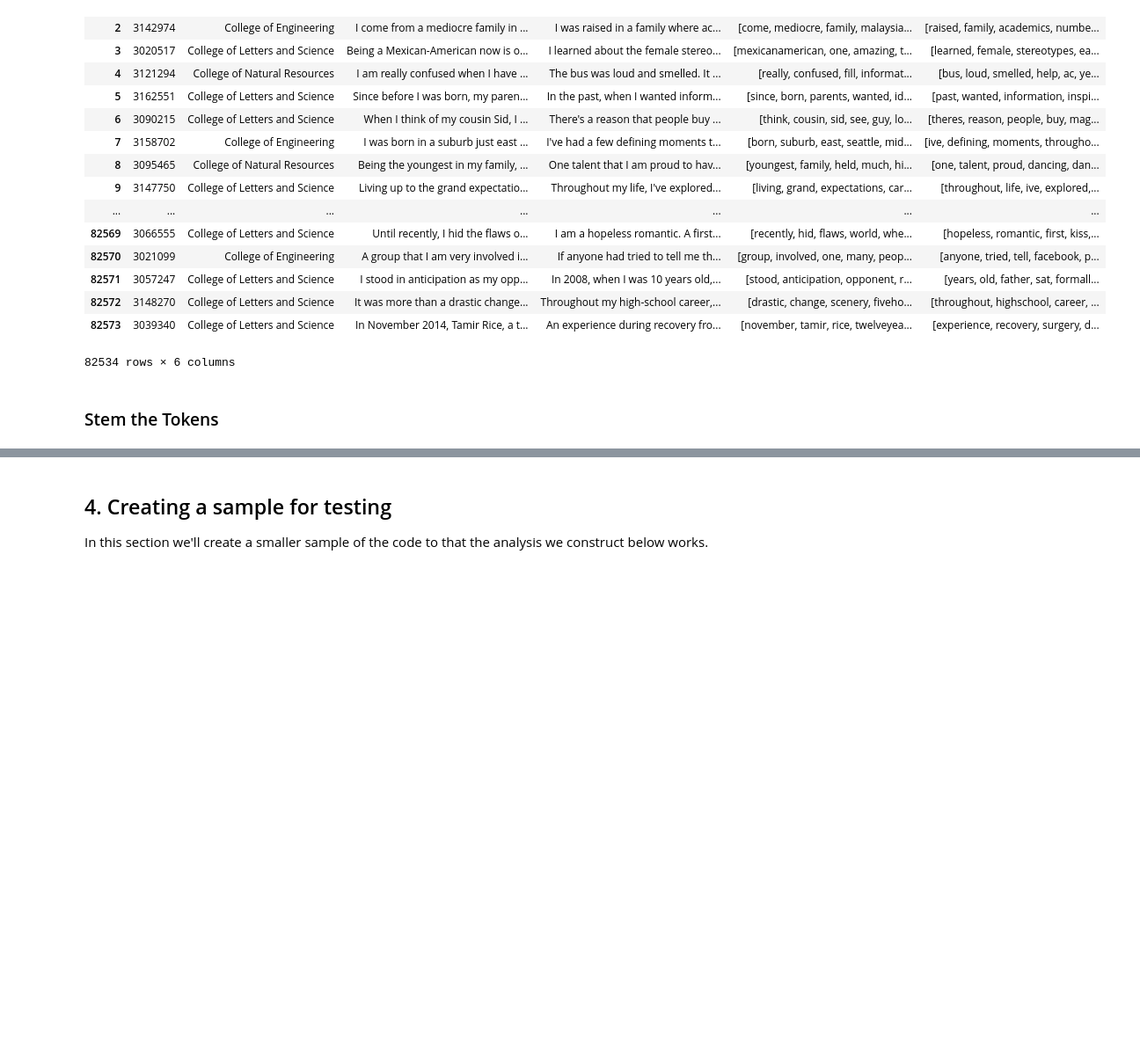
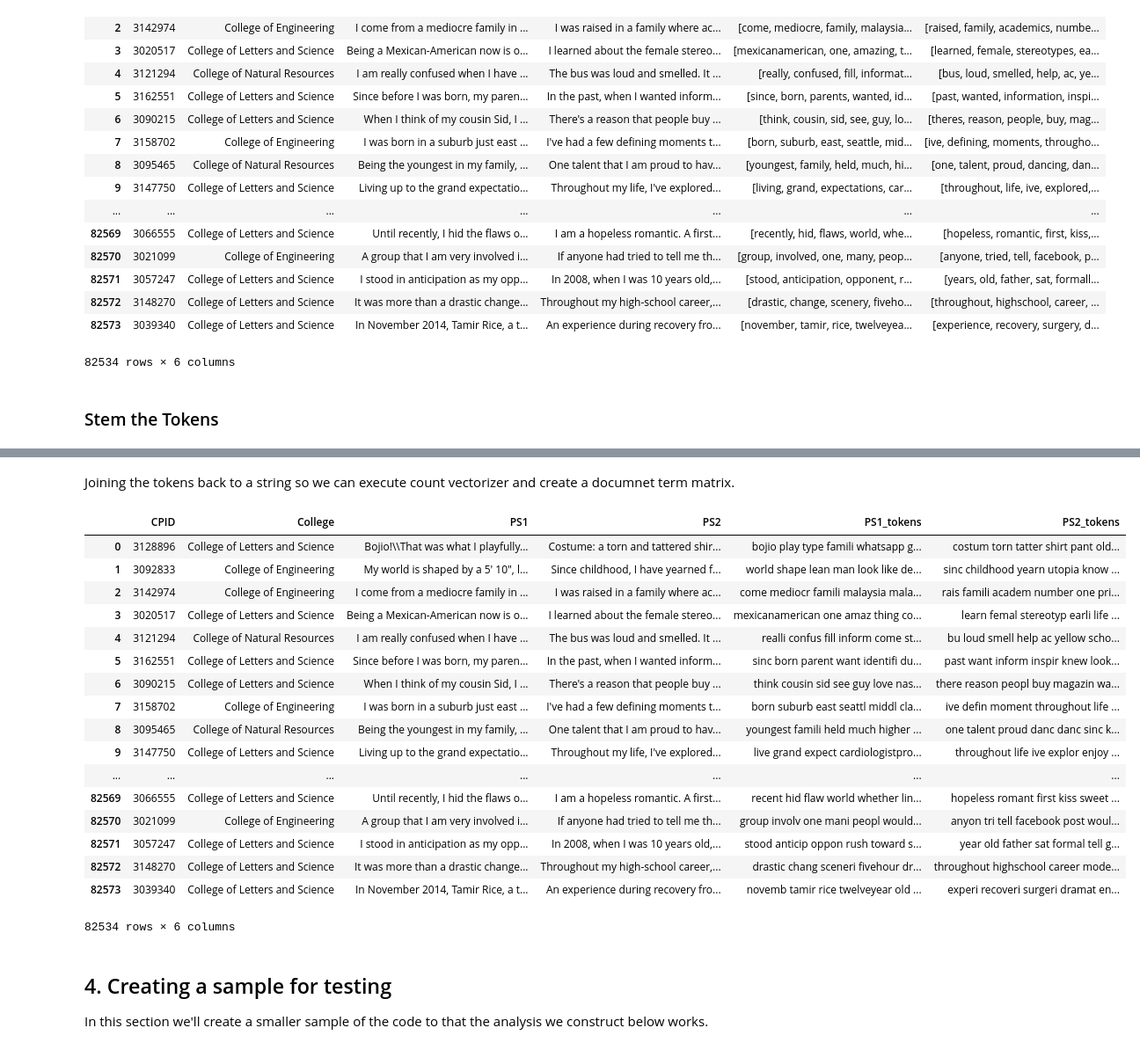
Before and after one commit to BeniamG/Admissions_Essays, a Jupyter notebook: Admissions_Essays_Full_Test_Topic_Modeling.ipynb, the cells around one changed output, grey strips where cells are left out. Shown at 88% size. Saved outputs shown, nothing was run; the diff lists cells and outputs as text; code cells hidden in the pictures; blank space fills up the shorter version.

Commit message:
fixed everything and created a document term matrix.

```diff
--- a/Admissions_Essays_Full_Test_Topic_Modeling.ipynb
+++ b/Admissions_Essays_Full_Test_Topic_Modeling.ipynb
@@ -403,3 +455,31 @@ Stemming reduces words with multiple endings to thier common stem.  There are mu
+# %% [markdown]
+Joining the tokens back to a string so we can execute count vectorizer and create a documnet term matrix.
+# %%
+df_no_missing['PS1_tokens'] = df_no_missing['PS1_tokens'].apply(lambda x: ' '.join(x)) # for item in x])
+df_no_missing['PS2_tokens'] = df_no_missing['PS2_tokens'].apply(lambda x: ' '.join(x)) # for item in x])
+
+
+# text_list_stemmed = [' '.join([porter_stemmer.stem(word) for word in sentence.split(" ")]) for sentence in text_list]
+df_no_missing
+# %% [output]
+|  | CPID | College | PS1 | PS2 | PS1_tokens | PS2_tokens |
+| 0 | 3128896 | College of Letters and Science | Bojio!\\That was what I playfully... | Costume: a torn and tattered shir... | bojio play type famili whatsapp g... | costum torn tatter shirt pant old... |
+| 1 | 3092833 | College of Engineering | My world is shaped by a 5' 10", l... | Since childhood, I have yearned f... | world shape lean man look like de... | sinc childhood yearn utopia know ... |
+| 2 | 3142974 | College of Engineering | I come from a mediocre family in ... | I was raised in a family where ac... | come mediocr famili malaysia mala... | rais famili academ number one pri... |
+| 3 | 3020517 | College of Letters and Science | Being a Mexican-American now is o... | I learned about the female stereo... | mexicanamerican one amaz thing co... | learn femal stereotyp earli life ... |
+| 4 | 3121294 | College of Natural Resources | I am really confused when I have ... | The bus was loud and smelled. It ... | realli confus fill inform come st... | bu loud smell help ac yellow scho... |
+| 5 | 3162551 | College of Letters and Science | Since before I was born, my paren... | In the past, when I wanted inform... | sinc born parent want identifi du... | past want inform inspir knew look... |
+| 6 | 3090215 | College of Letters and Science | When I think of my cousin Sid, I ... | There's a reason that people buy ... | think cousin sid see guy love nas... | there reason peopl buy magazin wa... |
+| 7 | 3158702 | College of Engineering | I was born in a suburb just east ... | I've had a few defining moments t... | born suburb east seattl middl cla... | ive defin moment throughout life ... |
+| 8 | 3095465 | College of Natural Resources | Being the youngest in my family, ... | One talent that I am proud to hav... | youngest famili held much higher ... | one talent proud danc danc sinc k... |
+| 9 | 3147750 | College of Letters and Science | Living up to the grand expectatio... | Throughout my life, I've explored... | live grand expect cardiologistpro... | throughout life ive explor enjoy ... |
+| ... | ... | ... | ... | ... | ... | ... |
+| 82569 | 3066555 | College of Letters and Science | Until recently, I hid the flaws o... | I am a hopeless romantic. A first... | recent hid flaw world whether lin... | hopeless romant first kiss sweet ... |
+| 82570 | 3021099 | College of Engineering | A group that I am very involved i... | If anyone had tried to tell me th... | group involv one mani peopl would... | anyon tri tell facebook post woul... |
+| 82571 | 3057247 | College of Letters and Science | I stood in anticipation as my opp... | In 2008, when I was 10 years old,... | stood anticip oppon rush toward s... | year old father sat formal tell g... |
+| 82572 | 3148270 | College of Letters and Science | It was more than a drastic change... | Throughout my high-school career,... | drastic chang sceneri fivehour dr... | throughout highschool career mode... |
+| 82573 | 3039340 | College of Letters and Science | In November 2014, Tamir Rice, a t... | An experience during recovery fro... | novemb tamir rice twelveyear old ... | experi recoveri surgeri dramat en... |
+82534 rows × 6 columns
 # %% [markdown]
 ## 4. Creating a sample for testing
 
```
Also changed, not shown: parts of 7 cells of this notebook.
